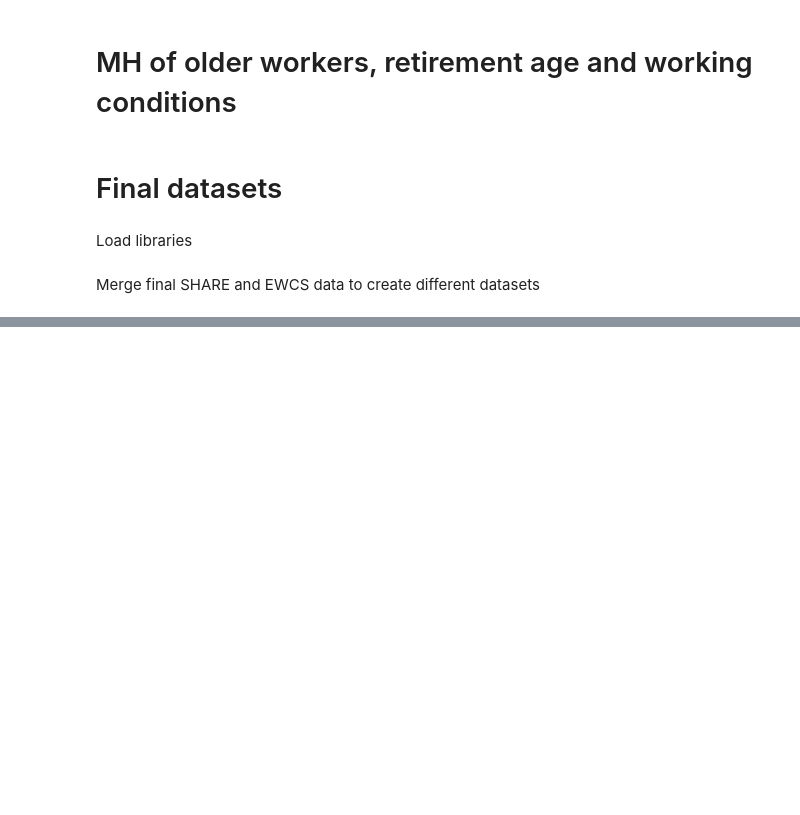
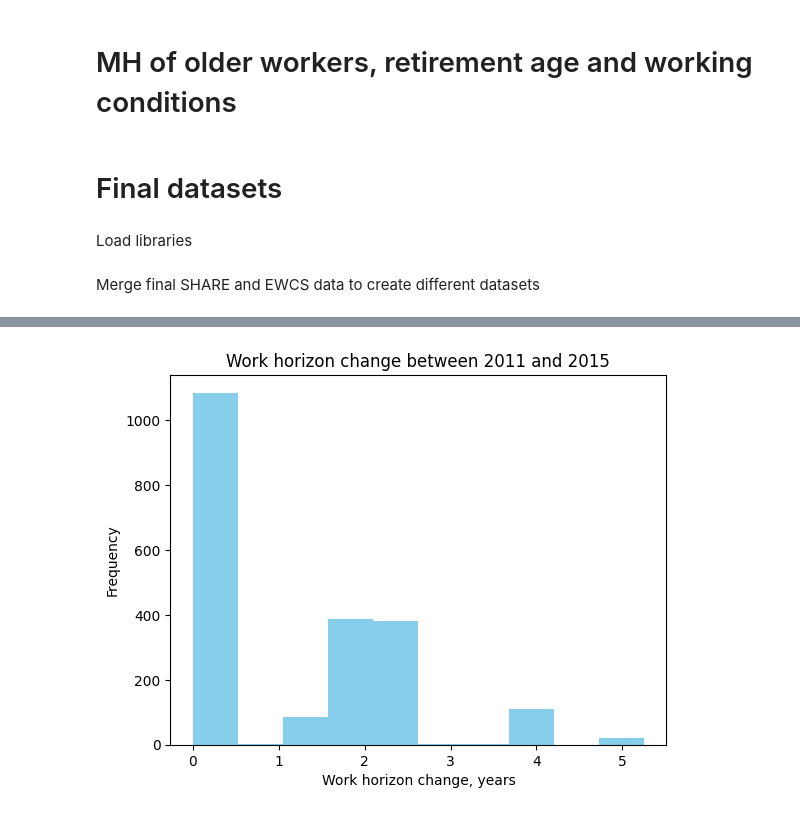
Before and after one commit to lugovalexa/MH-old-workers, a Jupyter notebook: notebooks/final_datasets.ipynb, the cells around one changed output, grey strips where cells are left out. Drawn from its saved outputs; the diff is of its cells as text; code cells hidden in the pictures; blank space fills up the shorter version.

```diff
--- a/notebooks/final_datasets.ipynb
+++ b/notebooks/final_datasets.ipynb
@@ -133,3 +144,11 @@ Name: count, dtype: int64
+# %%
+plt.hist(df[df.year == 2015].work_horizon_change_total, bins=10, color="skyblue")
+plt.xlabel("Work horizon change, years")
+plt.ylabel("Frequency")
+plt.title("Work horizon change between 2011 and 2015")
+plt.show()
+# %% [output]
+[figure, added]
 # %%
 describe_data(df)
 # %% [output]
```
Also changed, not shown: parts of 6 cells of this notebook, 15 other files.
